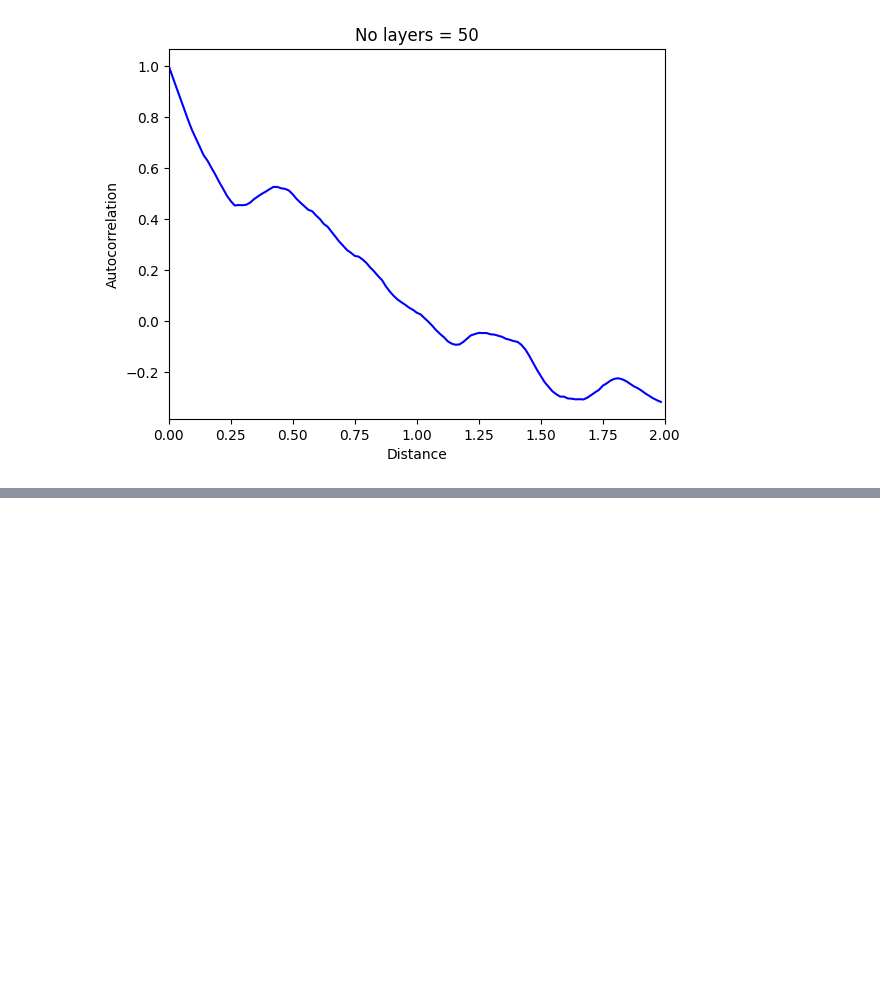
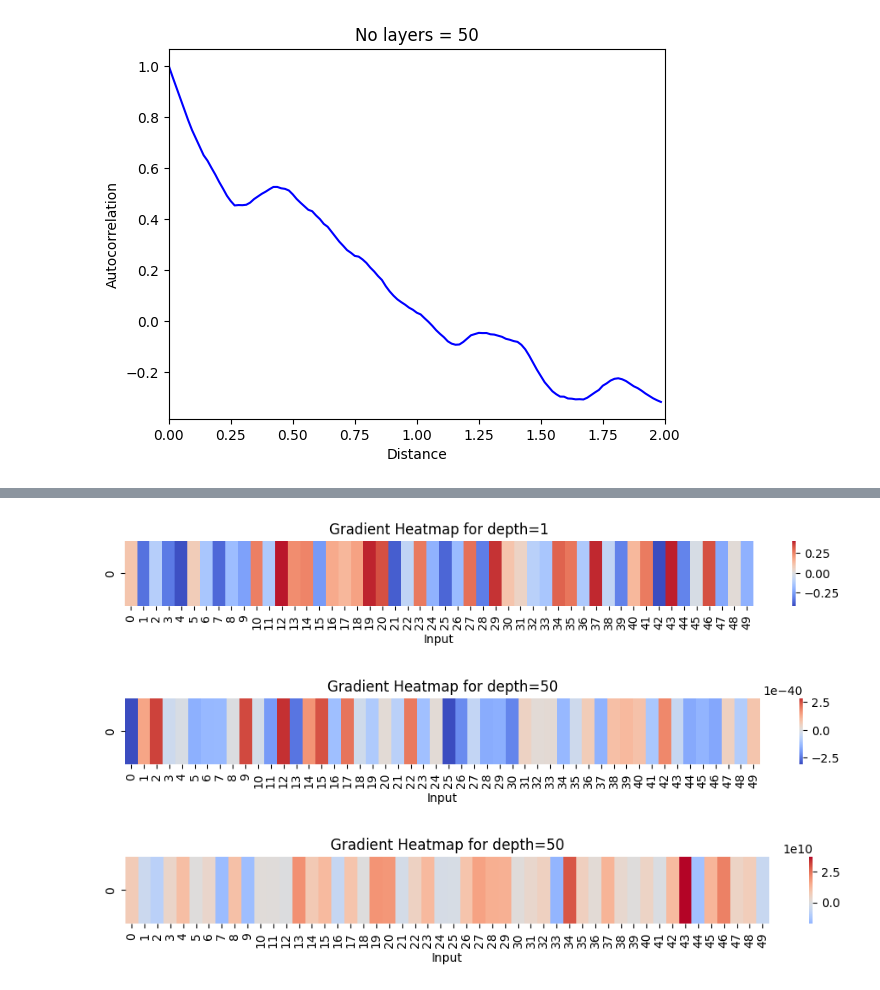
Before and after one commit to amanichopra/understanding-deep-learning-textbook-exercises, a Jupyter notebook: 11_1_Shattered_Gradients.ipynb, the cells around one changed output, grey strips where cells are left out. Saved outputs shown, nothing was run; the diff lists cells and outputs as text; code cells hidden in the pictures; blank space fills up the shorter version.

```diff
--- a/11_1_Shattered_Gradients.ipynb
+++ b/11_1_Shattered_Gradients.ipynb
@@ -245,0 +327,31 @@ plot_autocorr(K,D)
+# %%
+import seaborn as sns
+
+# ----- Gradient heatmap function -----
+def plot_gradient_heatmap(model, depth, width):
+    torch.manual_seed(0)
+    x = torch.randn(1, width, requires_grad=True)
+    y = model(x).sum()
+    g = torch.autograd.grad(y, x)[0].detach().numpy().flatten()
+
+    plt.figure(figsize=(12,1))
+    sns.heatmap([g], cmap="coolwarm", center=0)
+    plt.title(f"Gradient Heatmap for depth={depth//2}")
+    plt.xlabel("Input")
+    plt.show()
+
+# ----- Shallow network -----
+shallow_model = PlainMLP(depth=2, width=50)
+plot_gradient_heatmap(shallow_model, 2, 50)
+
+# ----- Deep network -----
+deep_model = PlainMLP(depth=100, width=50)
+plot_gradient_heatmap(deep_model, 100, 50)
+
+# ----- Residual network -----
+resnet = ResMLP(depth=100, width=50)
+plot_gradient_heatmap(resnet, 100, 50)
+# %% [output]
+[figure, added]
+[figure, added]
+[figure, added]
```
Also changed, not shown: parts of 1 cell of this notebook.
